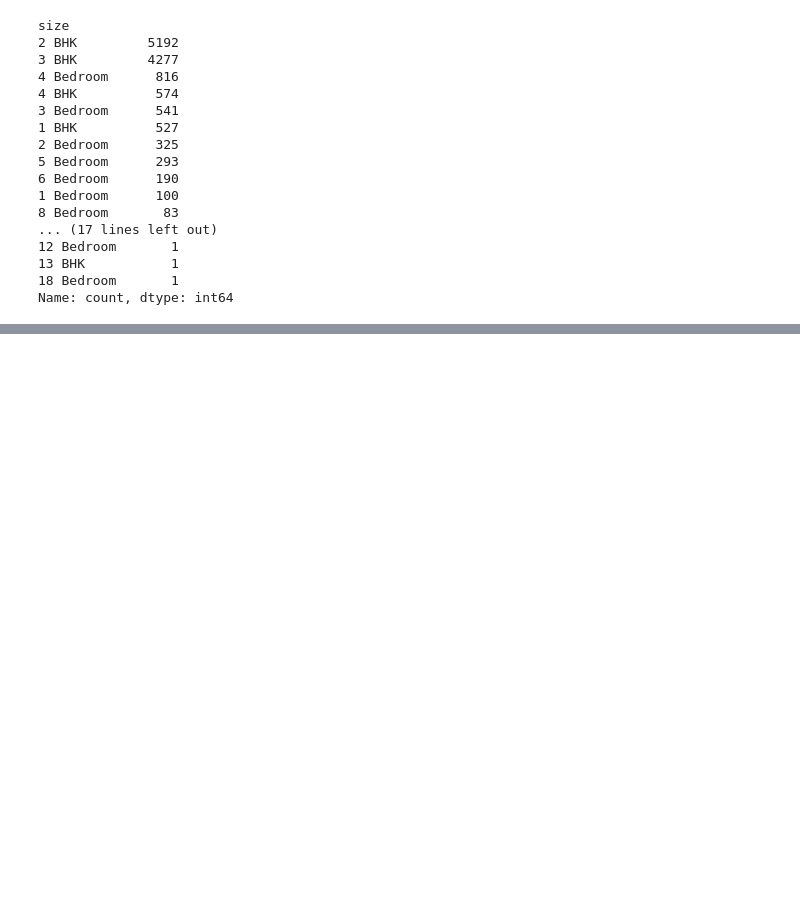
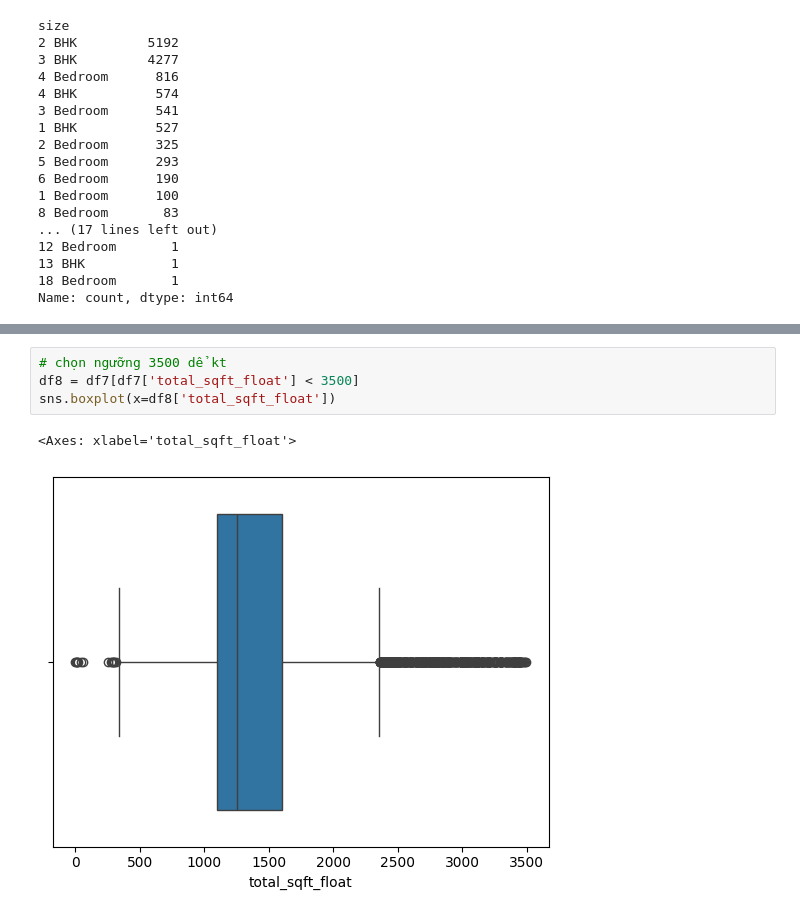
Before and after one commit to quanzz123/DataMining-Homework, a Jupyter notebook: Lab 2-Data Preprocessing/thuc_hanh.ipynb, the cells around one changed output, grey strips where cells are left out. Cells and saved outputs as stored; diff of their text form; blank space fills up the shorter version.

```diff
--- a/Lab 2-Data Preprocessing/thuc_hanh.ipynb
+++ b/Lab 2-Data Preprocessing/thuc_hanh.ipynb
@@ -343,0 +382,7 @@ Name: count, dtype: int64
+# %%
+# chọn ngưỡng 3500 dể kt
+df8 = df7[df7['total_sqft_float'] < 3500]
+sns.boxplot(x=df8['total_sqft_float'])
+# %% [output]
+<Axes: xlabel='total_sqft_float'>
+[figure, added]
```
Also changed, not shown: parts of 33 cells of this notebook, 1 other file.
